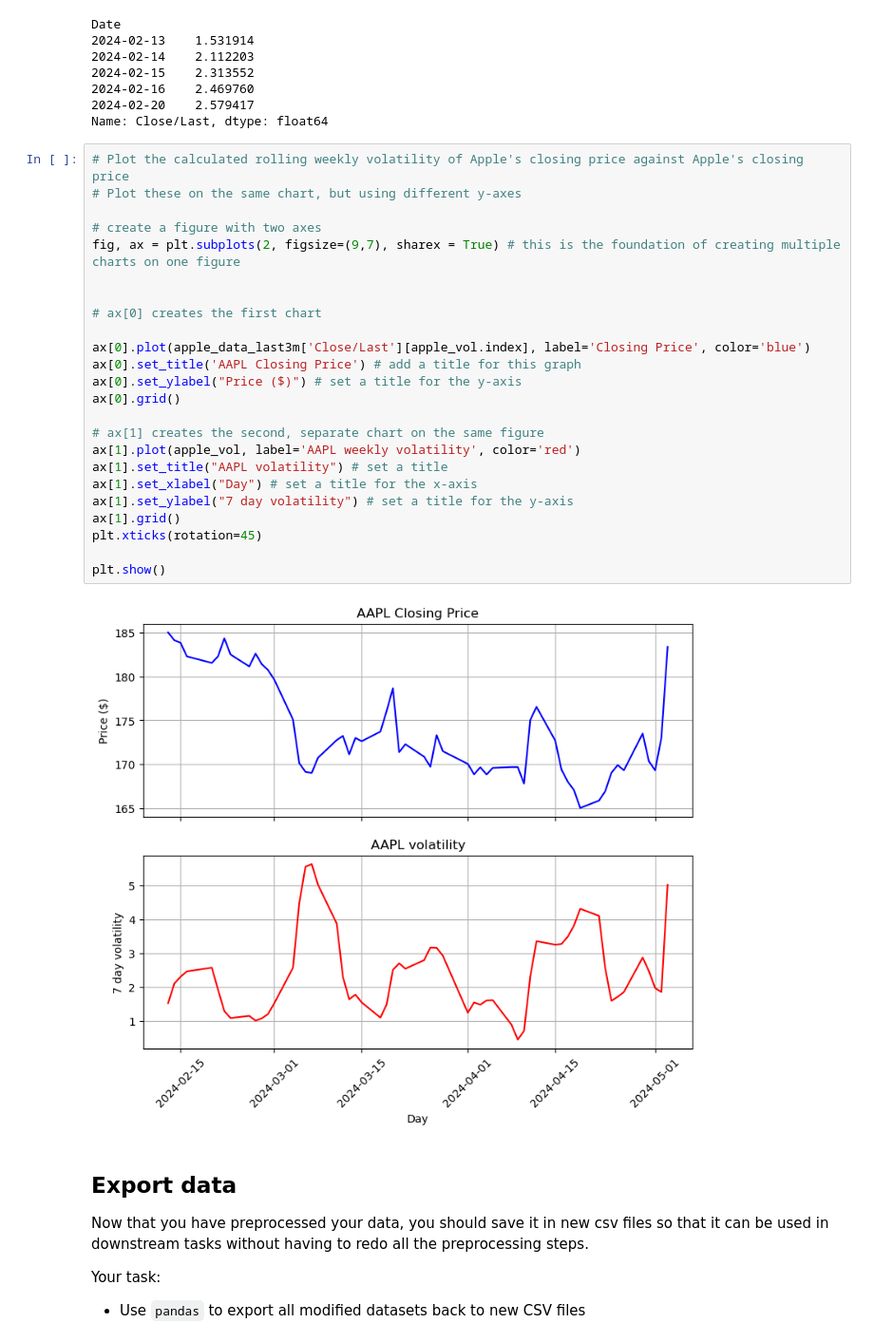
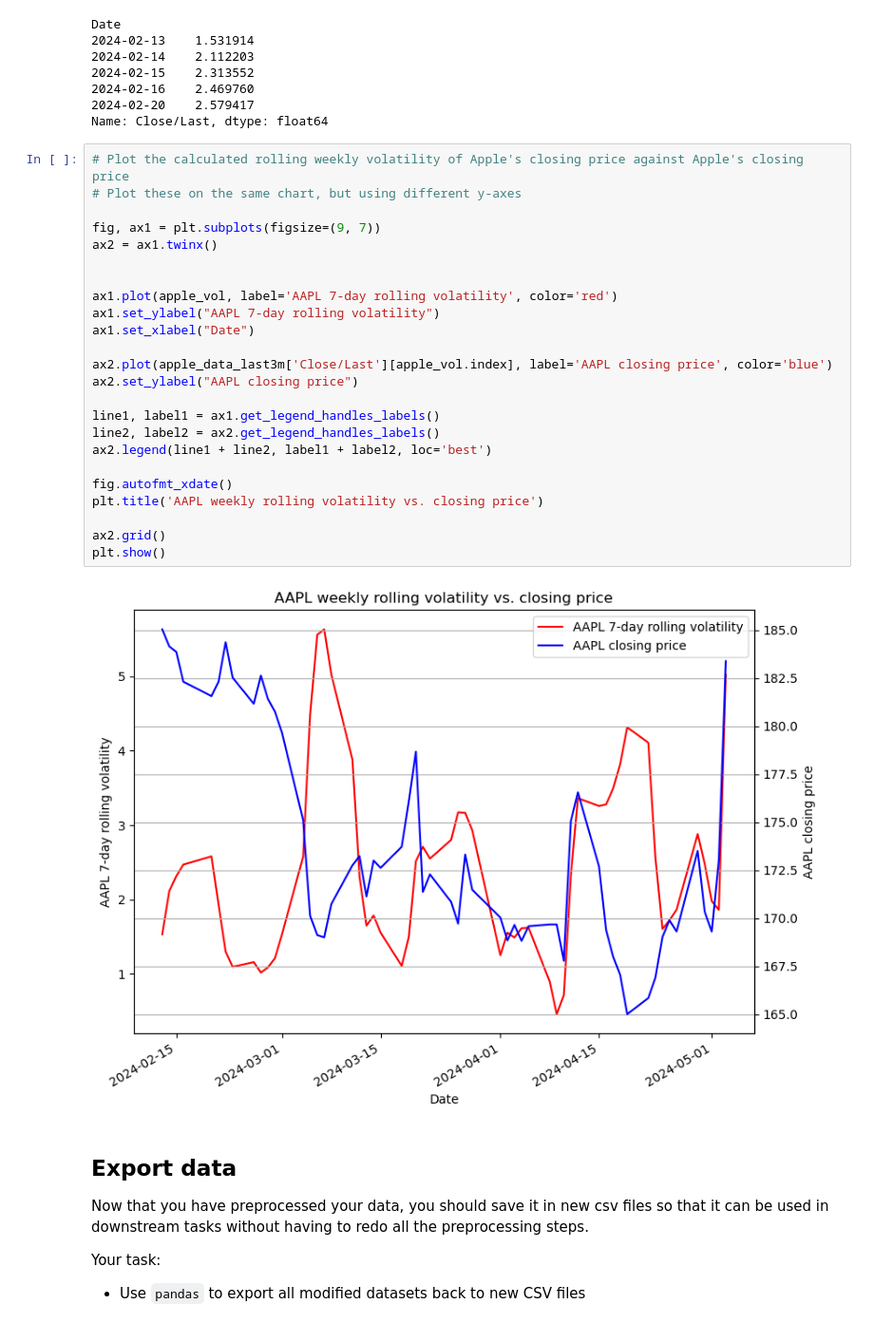
Before and after one commit to bigboy92/fend-matching-game, a Jupyter notebook: Preparing-for-data-analysis-project-student.ipynb, the cells around one changed output. Shown at 95% size. Saved outputs shown, nothing was run; the diff lists cells and outputs as text.

```diff
--- a/Preparing-for-data-analysis-project-student.ipynb
+++ b/Preparing-for-data-analysis-project-student.ipynb
@@ -628,29 +635,29 @@ Name: Close/Last, dtype: float64
 # %%
 # Plot the calculated rolling weekly volatility of Apple's closing price against Apple's closing price
 # Plot these on the same chart, but using different y-axes
 
-# create a figure with two axes
-fig, ax = plt.subplots(2, figsize=(9,7), sharex = True) # this is the foundation of creating multiple charts on one figure
+fig, ax1 = plt.subplots(figsize=(9, 7))
+ax2 = ax1.twinx()
 
 
-# ax[0] creates the first chart
+ax1.plot(apple_vol, label='AAPL 7-day rolling volatility', color='red')
+ax1.set_ylabel("AAPL 7-day rolling volatility")
+ax1.set_xlabel("Date")
 
-ax[0].plot(apple_data_last3m['Close/Last'][apple_vol.index], label='Closing Price', color='blue')
-ax[0].set_title('AAPL Closing Price') # add a title for this graph
-ax[0].set_ylabel("Price ($)") # set a title for the y-axis
-ax[0].grid()
+ax2.plot(apple_data_last3m['Close/Last'][apple_vol.index], label='AAPL closing price', color='blue')
+ax2.set_ylabel("AAPL closing price")
 
-# ax[1] creates the second, separate chart on the same figure
-ax[1].plot(apple_vol, label='AAPL weekly volatility', color='red')
-ax[1].set_title("AAPL volatility") # set a title
-ax[1].set_xlabel("Day") # set a title for the x-axis
-ax[1].set_ylabel("7 day volatility") # set a title for the y-axis
-ax[1].grid()
-plt.xticks(rotation=45)
+line1, label1 = ax1.get_legend_handles_labels()
+line2, label2 = ax2.get_legend_handles_labels()
+ax2.legend(line1 + line2, label1 + label2, loc='best')
 
+fig.autofmt_xdate()
+plt.title('AAPL weekly rolling volatility vs. closing price')
+
+ax2.grid()
 plt.show()
 # %% [output]
-[figure, old version]
+[figure, new version]
 # %% [markdown]
 ## Export data
 
```
Also changed, not shown: parts of 5 cells of this notebook.
